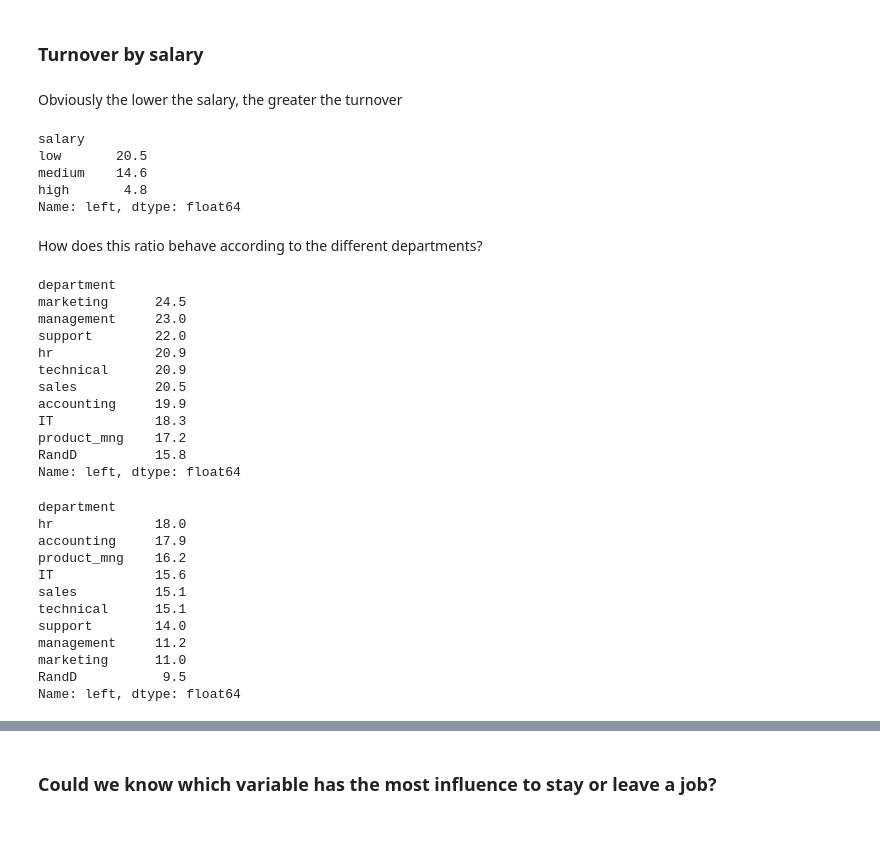
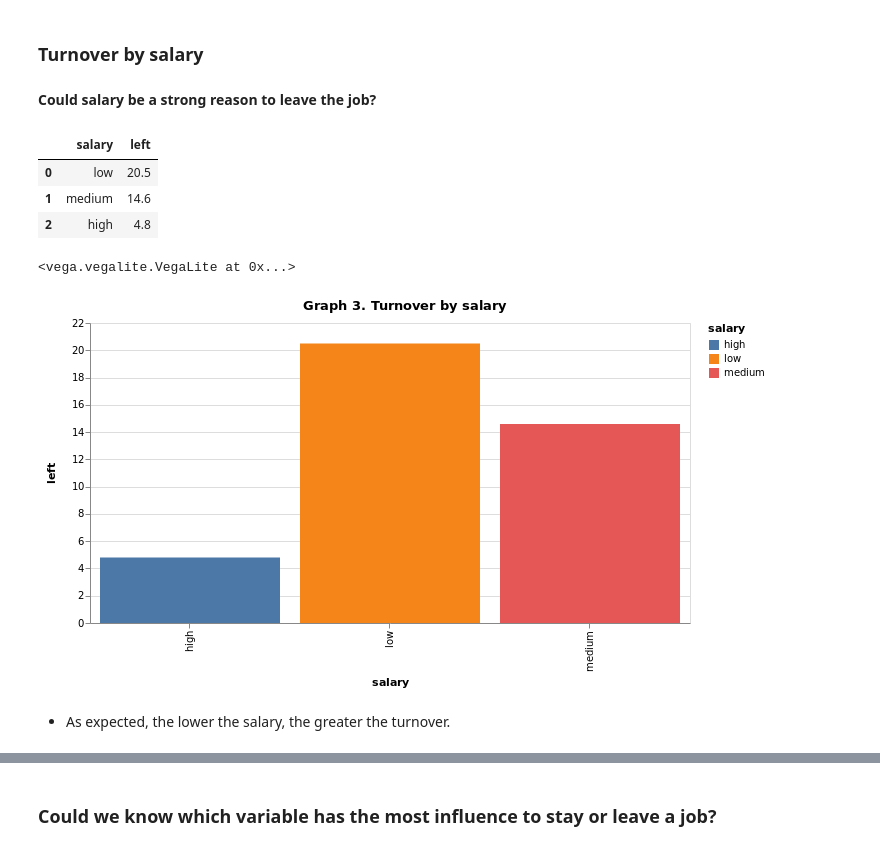
Before and after one commit to MariaGamero/TFM-ReasonsforEmployeeTurnover, a Jupyter notebook: 0.DataScrubbing.ipynb, the cells around one changed output, grey strips where cells are left out. Drawn from its saved outputs; the diff is of its cells as text; code cells hidden in the pictures.

```diff
--- a/0.DataScrubbing.ipynb
+++ b/0.DataScrubbing.ipynb
@@ -297,47 +285,27 @@ plt.show()
 * Management is far below the average, probably (don't know yet) because their salaries are higher.
 # %% [markdown]
 ### Turnover by salary
+# %% [markdown]
+__Could salary be a strong reason to leave the job?__
+# %%
+round(hr_no_dupl.groupby('salary')['left'].mean()*100,1).sort_values(ascending=False).reset_index()
+# %% [output]
+|  | salary | left |
+| 0 | low | 20.5 |
+| 1 | medium | 14.6 |
+| 2 | high | 4.8 |
+# %%
+#Graph:
+    alt.Chart(round(hr_no_dupl.groupby('salary')['left'].mean()*100,1).sort_values(ascending=False).reset_index()).mark_bar().encode(
+    x="salary",
+    y="left",
+    color='salary'
+).properties(
+    title="Graph 3. Turnover by salary",
+    width=600
+).interactive()
+# %% [output]
+<vega.vegalite.VegaLite at 0x...>
+[figure, added]
 # %% [markdown]
-Obviously the lower the salary, the greater the turnover
+* As expected, the lower the salary, the greater the turnover.
-# %%
-round(hr_no_dupl.groupby('salary')['left'].mean()*100,1).sort_values(ascending=False)
-# %% [output]
-salary
-low       20.5
-medium    14.6
-high       4.8
-Name: left, dtype: float64
-# %% [markdown]
-How does this ratio behave according to the different departments?
-# %%
-low = round((hr_no_dupl[hr_no_dupl['salary']=='low'].groupby('department')['left'].mean()*100).sort_values(ascending=False),1)
-low
-# %% [output]
-department
-marketing      24.5
-management     23.0
-support        22.0
-hr             20.9
-technical      20.9
-sales          20.5
-accounting     19.9
-IT             18.3
-product_mng    17.2
-RandD          15.8
-Name: left, dtype: float64
-# %%
-medium = round((hr_no_dupl[hr_no_dupl['salary']=='medium'].groupby('department')['left'].mean()*100).sort_values(ascending=False),1)
-medium
-# %% [output]
-department
-hr             18.0
-accounting     17.9
-product_mng    16.2
-IT             15.6
-sales          15.1
-technical      15.1
-support        14.0
-management     11.2
-marketing      11.0
-RandD           9.5
-Name: left, dtype: float64
```
Also changed, not shown: parts of 33 cells of this notebook.
